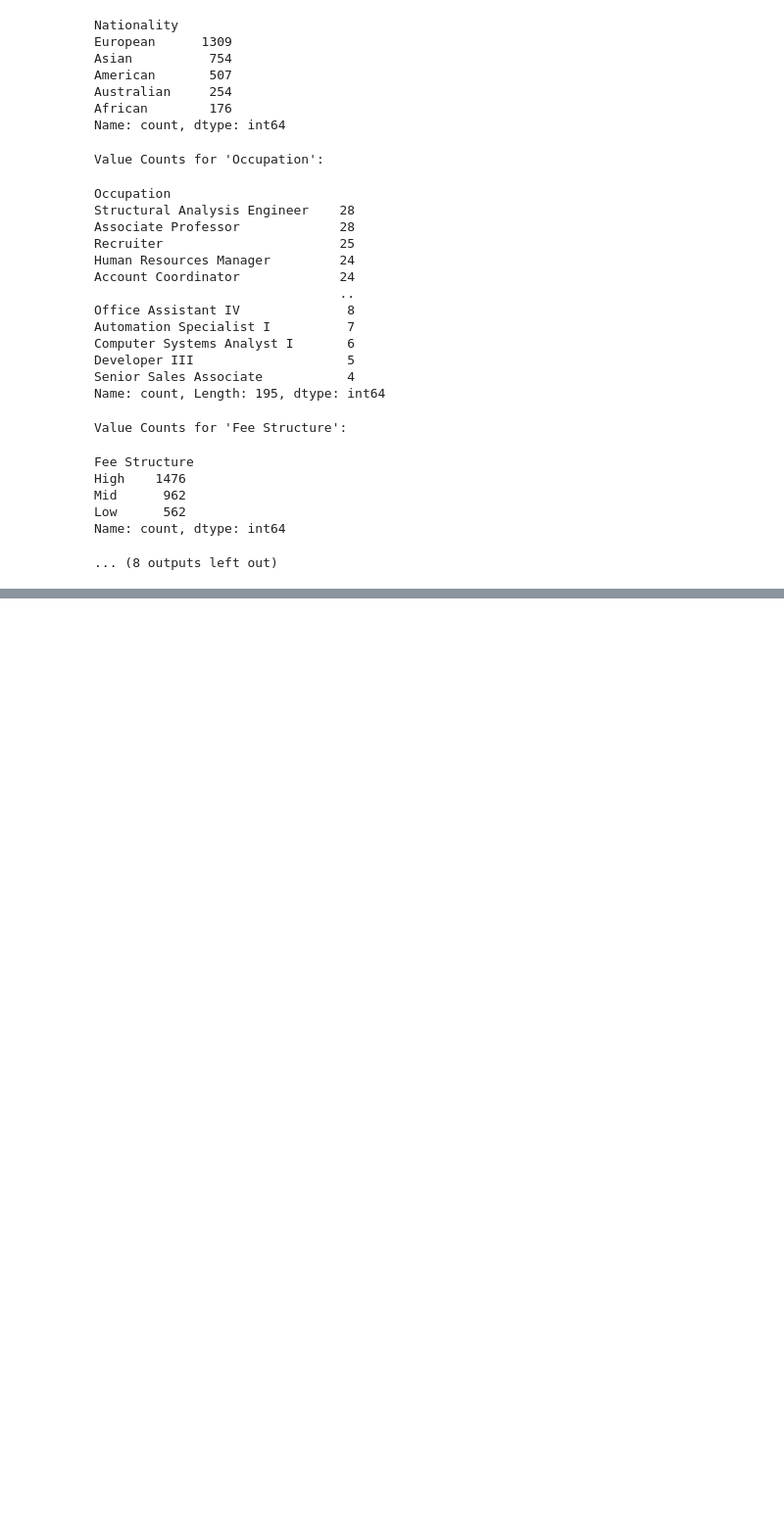
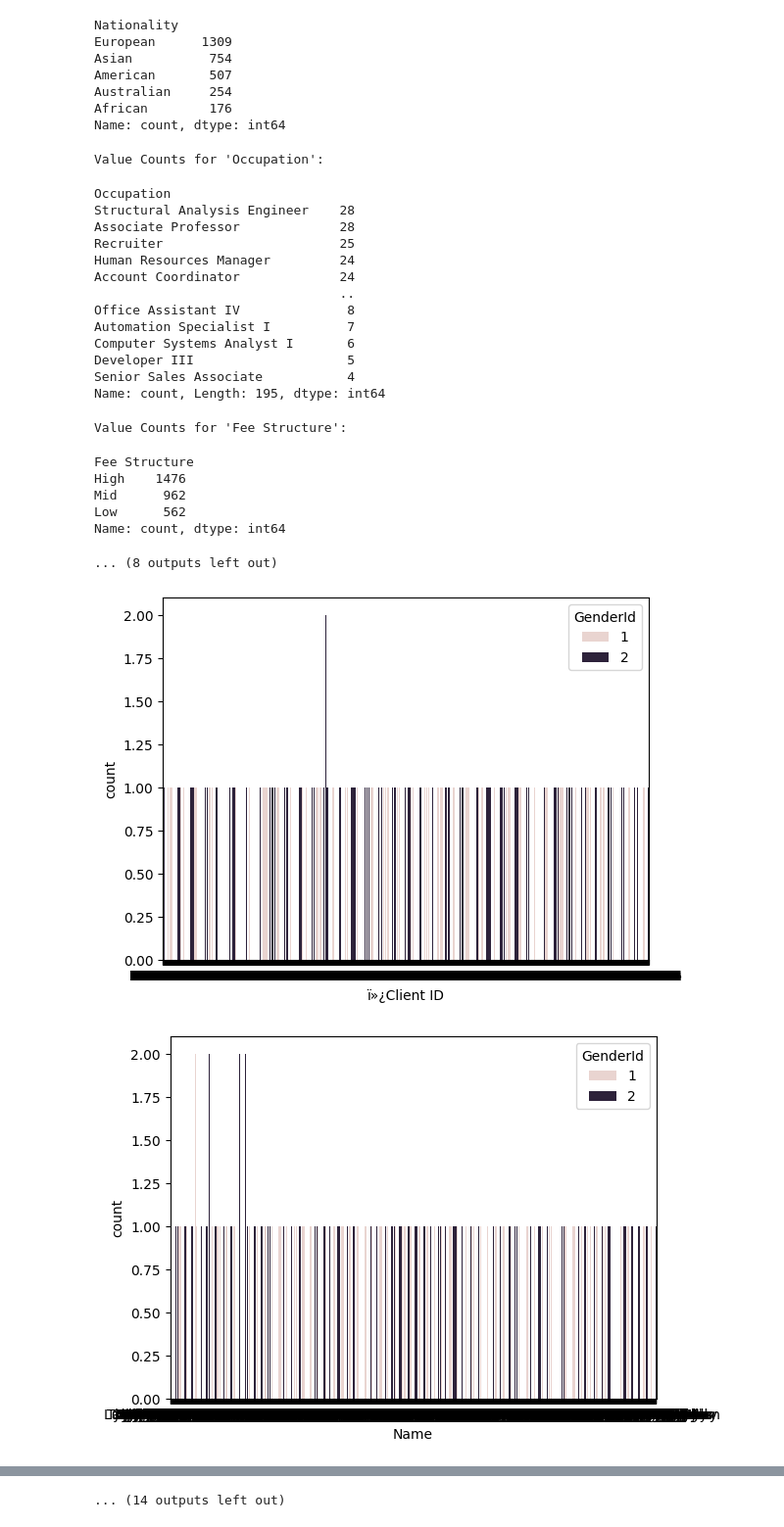
Before and after one commit to Prateek07-Kumar/End-to-End-Banking-Domain-Project, a Jupyter notebook: banking.ipynb, the cells around one changed output, grey strips where cells are left out. Shown at 98% size. Cells and saved outputs as stored; diff of their text form; code cells hidden in the pictures; blank space fills up the shorter version.

```diff
--- a/banking.ipynb
+++ b/banking.ipynb
@@ -168,3 +168,10 @@ Mid      962
 Low      562
 Name: count, dtype: int64
 ... (8 outputs left out)
+# %%
+for i, predictor in enumerate(df):
+    plt.figure(i)
+    sns.countplot(data=df, x=predictor, hue='GenderId')
+# %% [output]
+[figure, added]
+[figure, added]
@@ -170,0 +188 @@ Name: count, dtype: int64
+... (14 outputs left out)
```
Also changed, not shown: parts of 1 cell of this notebook.
